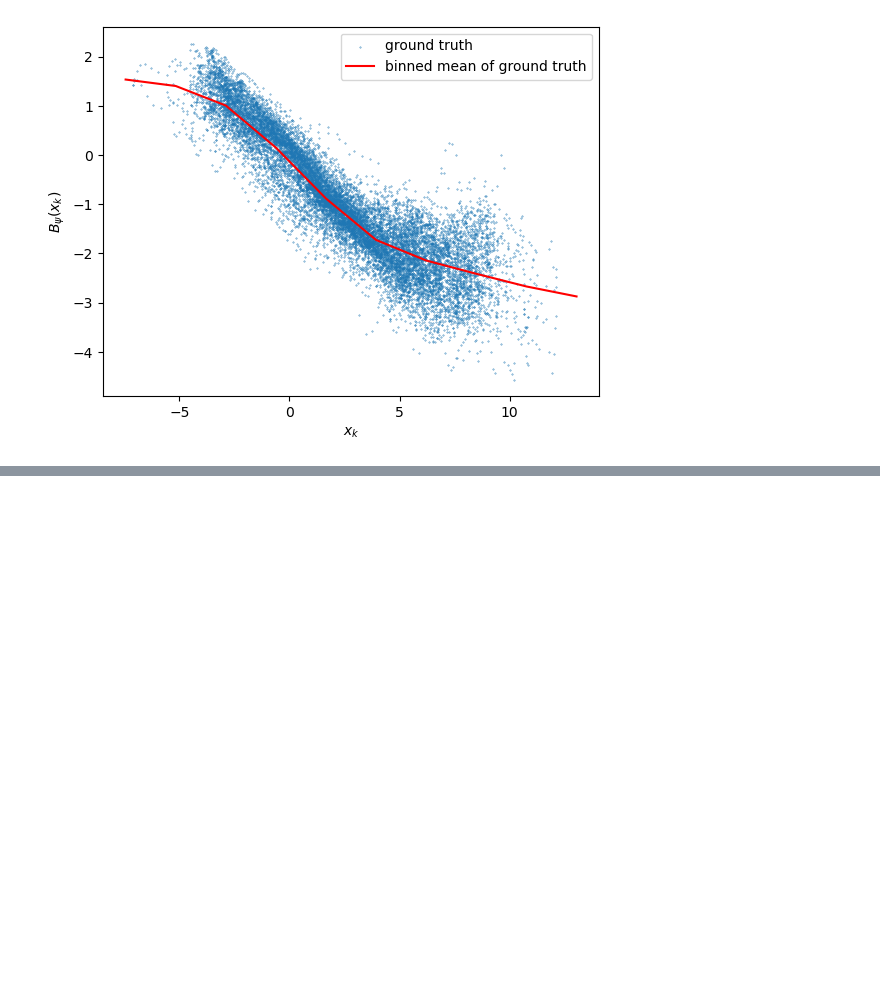
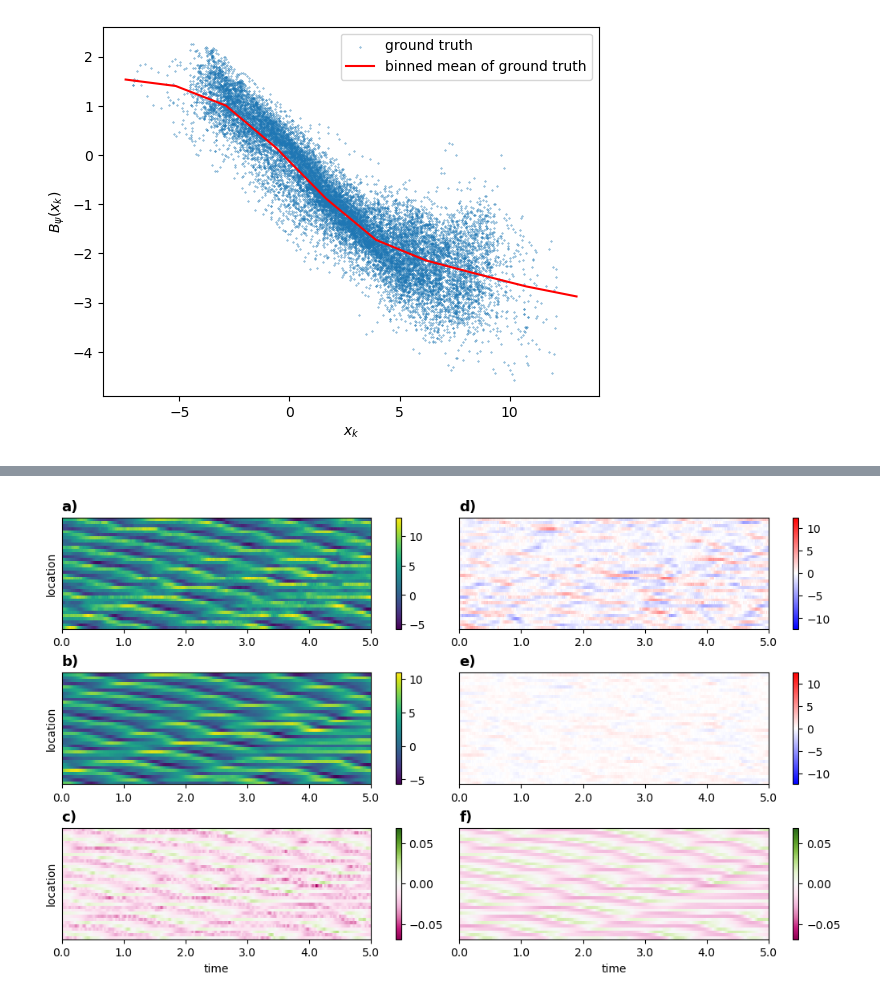
Before and after one commit to m-dml/coda, a Jupyter notebook: notebooks/evaluate_single_parametrization.ipynb, the cells around one changed output, grey strips where cells are left out. Cells and saved outputs as stored; diff of their text form; code cells hidden in the pictures; blank space fills up the shorter version.

```diff
--- a/notebooks/evaluate_single_parametrization.ipynb
+++ b/notebooks/evaluate_single_parametrization.ipynb
@@ -254,0 +302,39 @@ plt.savefig("simulator_comparison.png", dpi=300)
+# %%
+mosaic = """
+aadd
+bbee
+ccff
+"""
+
+fig, axd = plt.subplot_mosaic(mosaic, figsize=(10, 6), facecolor="white", constrained_layout=True)
+
+img1 = axd["a"].pcolor(reconstruction["no_param"][0].to("cpu").T)
+img2 = axd["b"].pcolor(reconstruction["param"][0].to("cpu").T)
+plt.colorbar(img0, ax=axd["a"])
+plt.colorbar(img1, ax=axd["b"])
+
+img3 = axd["d"].pcolor(diff_no_param[0].to("cpu").T, vmin=-vlim_diff, vmax=vlim_diff, cmap="bwr")
+img4 = axd["e"].pcolor(diff_param[0].to("cpu").T, vmin=-vlim_diff, vmax=vlim_diff, cmap="bwr")
+plt.colorbar(img3, ax=axd["d"])
+plt.colorbar(img4, ax=axd["e"])
+
+img5 = axd["c"].pcolor(effect_true[0].T, vmin=-effect_lim, vmax=effect_lim, cmap="PiYG")
+img6 = axd["f"].pcolor(effect_param[0].T, vmin=-effect_lim, vmax=effect_lim, cmap="PiYG")
+plt.colorbar(img5, ax=axd["c"])
+plt.colorbar(img6, ax=axd["f"])
+
+
+for letter, ax in axd.items():
+    ax.set_xticks(time_ticks, time_ticks_labels)
+    ax.set_yticks([])
+    ax.set_title(f"{letter})", loc='left', fontsize=13, fontweight="bold")
+
+axd["f"].set_xlabel(r"time")
+axd["c"].set_xlabel(r"time")
+axd["a"].set_ylabel(r"location")
+axd["b"].set_ylabel(r"location")
+axd["c"].set_ylabel(r"location")
+
+plt.savefig("analysis_comparison.png", dpi=300)
+# %% [output]
+[figure, added]
```
Also changed, not shown: parts of 13 cells of this notebook, 2 other files.
